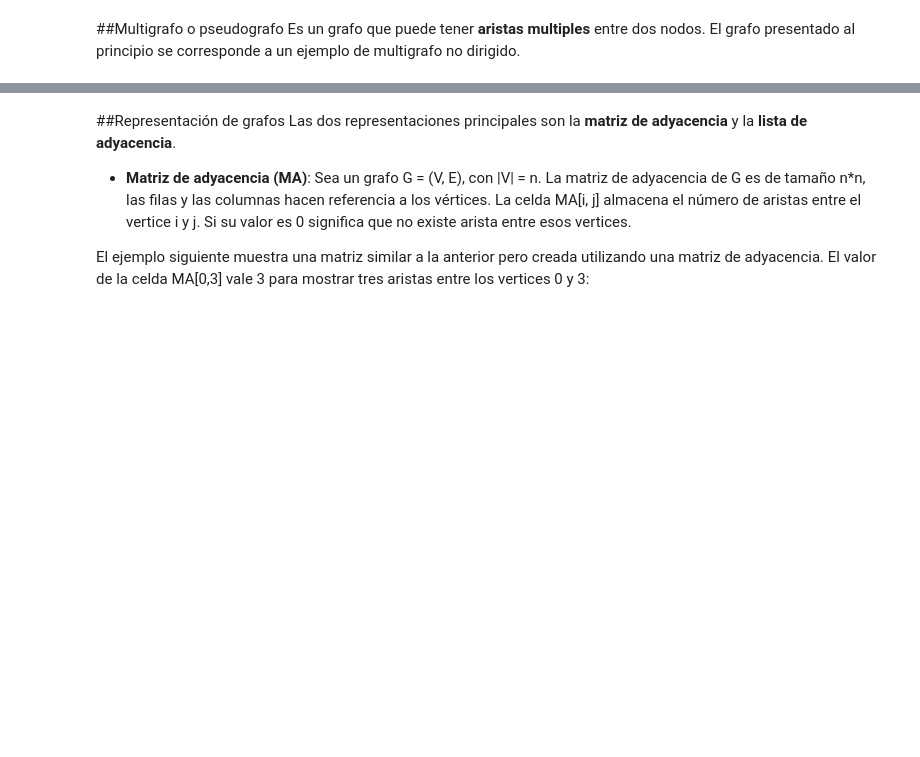
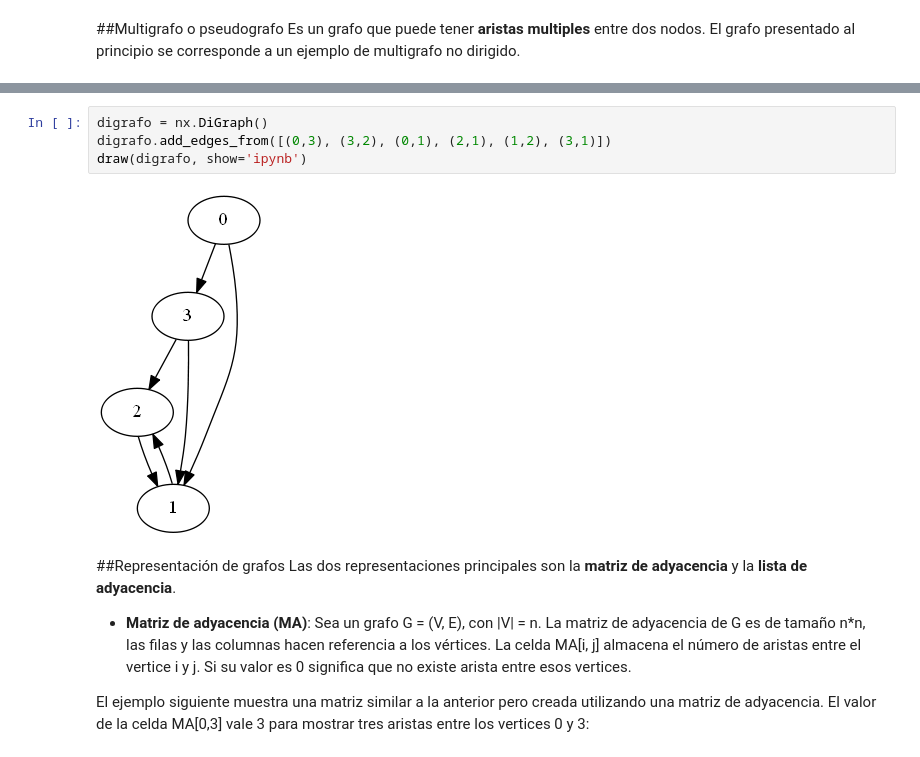
Before and after one commit to adrinfer/Grafos-Jupyter-Notebook, a Jupyter notebook: prueba1.ipynb, the cells around one changed output, grey strips where cells are left out. Cells and saved outputs as stored; diff of their text form; blank space fills up the shorter version.

```diff
--- a/prueba1.ipynb
+++ b/prueba1.ipynb
@@ -83,3 +92,9 @@ draw(grafo1, show='ipynb')
+# %%
+digrafo = nx.DiGraph()
+digrafo.add_edges_from([(0,3), (3,2), (0,1), (2,1), (1,2), (3,1)])
+draw(digrafo, show='ipynb')
+# %% [output]
+[figure, added]
 # %% [markdown]
 ##Representación de grafos
 Las dos representaciones principales son la <b>matriz de adyacencia</b> y la <b>lista de adyacencia</b>.
```
Also changed, not shown: parts of 5 cells of this notebook.
